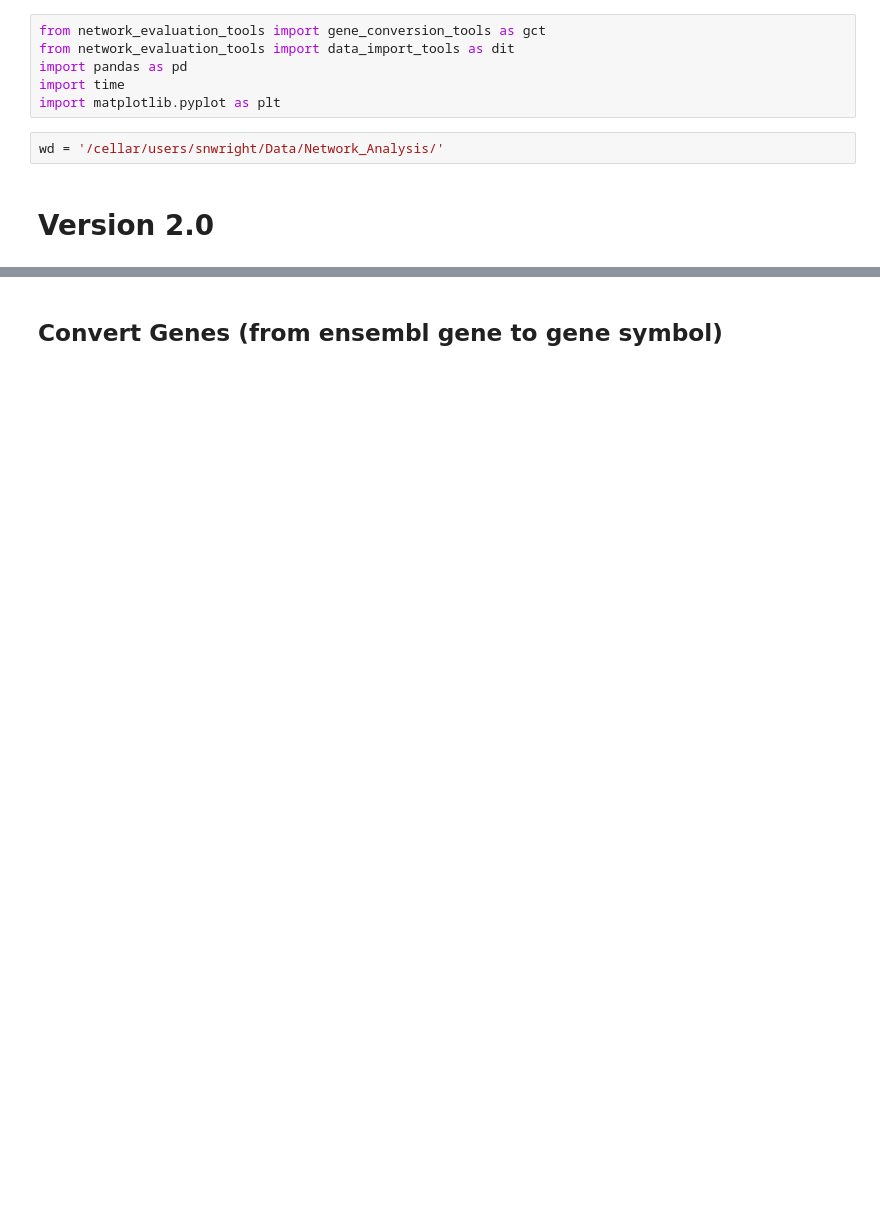
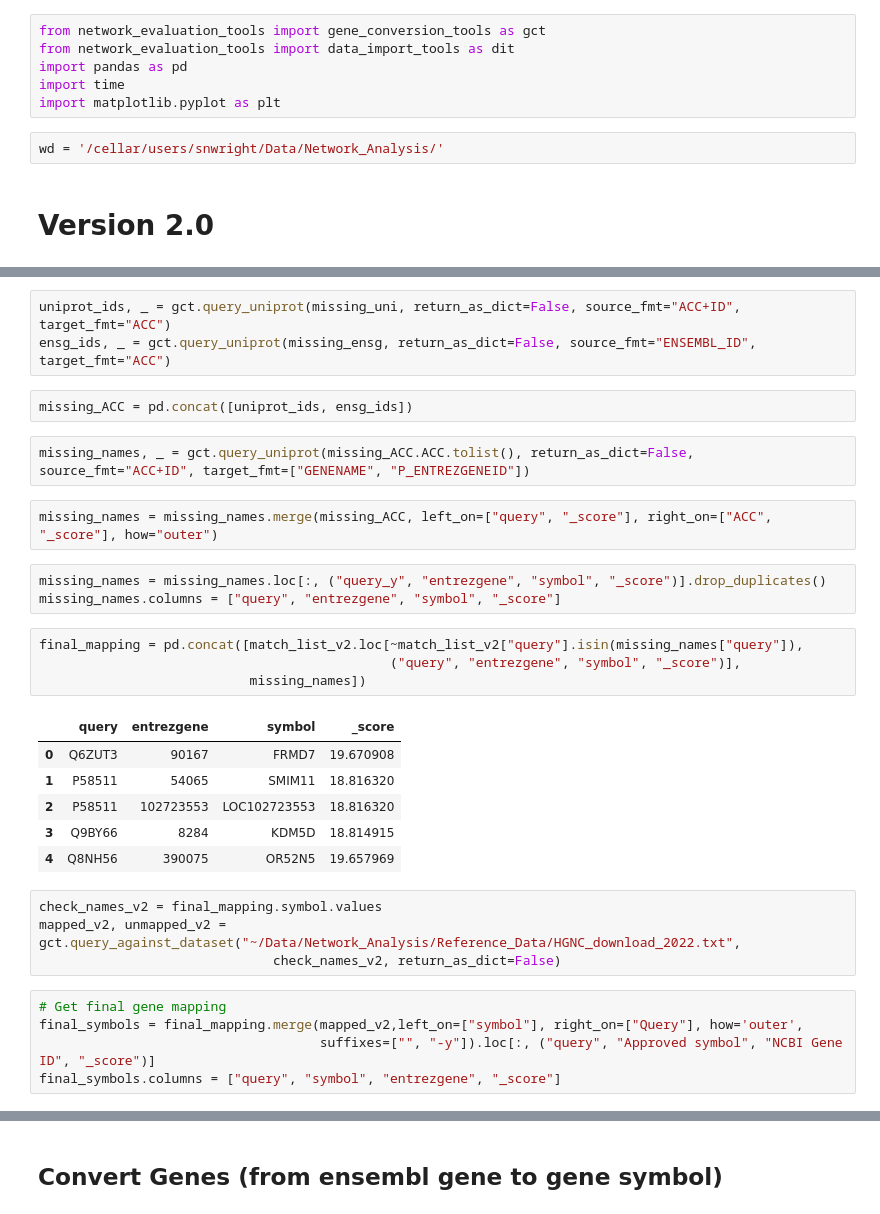
Before and after one commit to sarah-n-wright/Network_Evaluation_Tools, a Jupyter notebook: Network Processing Notebooks/GeneMANIA Processing.ipynb, the cells around one changed output, grey strips where cells are left out. Drawn from its saved outputs; the diff is of its cells as text; blank space fills up the shorter version.

```diff
--- a/Network Processing Notebooks/GeneMANIA Processing.ipynb
+++ b/Network Processing Notebooks/GeneMANIA Processing.ipynb
@@ -34,0 +54,32 @@ print(len(query_edgelist_v2), "Total GeneMANIA Edges")
+# %%
+uniprot_ids, _ = gct.query_uniprot(missing_uni, return_as_dict=False, source_fmt="ACC+ID", target_fmt="ACC")
+ensg_ids, _ = gct.query_uniprot(missing_ensg, return_as_dict=False, source_fmt="ENSEMBL_ID", target_fmt="ACC")
+# %%
+missing_ACC = pd.concat([uniprot_ids, ensg_ids])
+# %%
+missing_names, _ = gct.query_uniprot(missing_ACC.ACC.tolist(), return_as_dict=False, source_fmt="ACC+ID", target_fmt=["GENENAME", "P_ENTREZGENEID"])
+# %%
+missing_names = missing_names.merge(missing_ACC, left_on=["query", "_score"], right_on=["ACC", "_score"], how="outer")
+# %%
+missing_names = missing_names.loc[:, ("query_y", "entrezgene", "symbol", "_score")].drop_duplicates()
+missing_names.columns = ["query", "entrezgene", "symbol", "_score"]
+# %%
+final_mapping = pd.concat([match_list_v2.loc[~match_list_v2["query"].isin(missing_names["query"]),
+                                             ("query", "entrezgene", "symbol", "_score")],
+                           missing_names])
+# %% [output]
+|  | query | entrezgene | symbol | _score |
+| 0 | Q6ZUT3 | 90167 | FRMD7 | 19.670908 |
+| 1 | P58511 | 54065 | SMIM11 | 18.816320 |
+| 2 | P58511 | 102723553 | LOC102723553 | 18.816320 |
+| 3 | Q9BY66 | 8284 | KDM5D | 18.814915 |
+| 4 | Q8NH56 | 390075 | OR52N5 | 19.657969 |
+# %%
+check_names_v2 = final_mapping.symbol.values
+mapped_v2, unmapped_v2 = gct.query_against_dataset("~/Data/Network_Analysis/Reference_Data/HGNC_download_2022.txt",
+                              check_names_v2, return_as_dict=False)
+# %%
+# Get final gene mapping
+final_symbols = final_mapping.merge(mapped_v2,left_on=["symbol"], right_on=["Query"], how='outer',
+                                    suffixes=["", "-y"]).loc[:, ("query", "Approved symbol", "NCBI Gene ID", "_score")]
+final_symbols.columns = ["query", "symbol", "entrezgene", "_score"]
```
Also changed, not shown: parts of 53 cells of this notebook.
